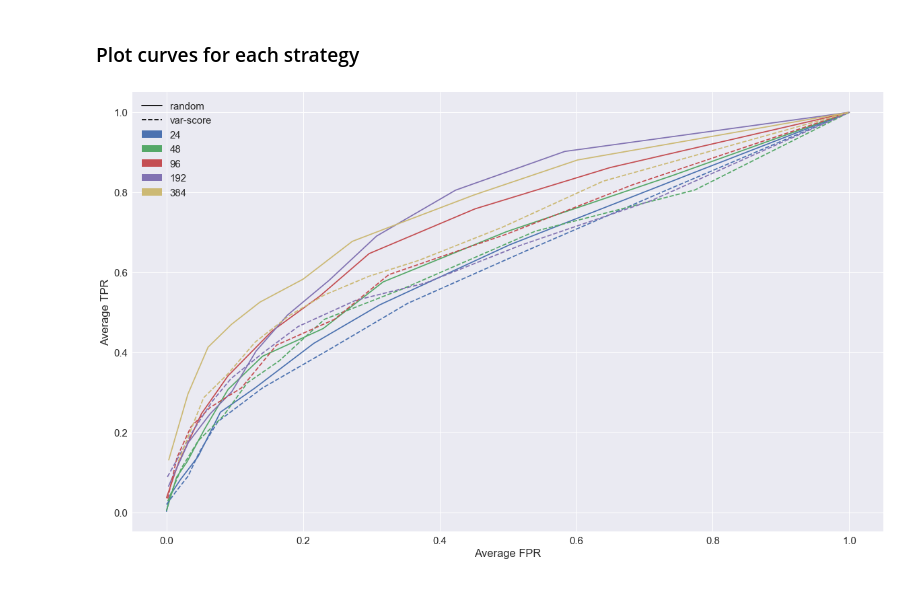
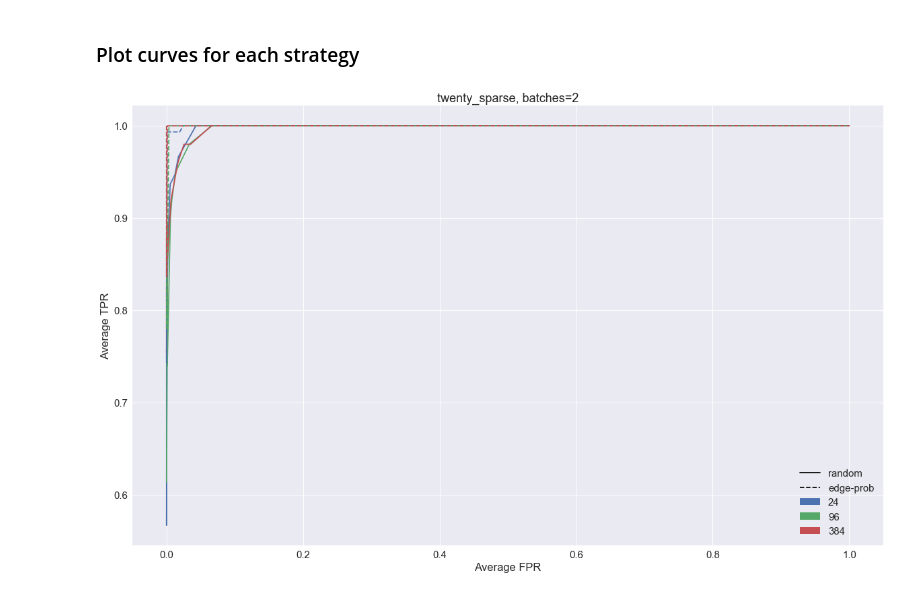
Before and after one commit to agrawalraj/active_learning, a Jupyter notebook: new/analyze_results.ipynb, the cells around one changed output. Drawn from its saved outputs; the diff is of its cells as text; code cells hidden in the pictures.

```diff
--- a/new/analyze_results.ipynb
+++ b/new/analyze_results.ipynb
@@ -1,7 +1,7 @@
 # %% [markdown]
 ### Dataset to use - change this value to analyze a different data set
 # %%
-dataset = 'twenty'
+dataset = 'twenty_sparse'
 # %%
 from analysis import check_folder
 check_folder.check_folder(dataset)
@@ -60,10 +60,10 @@ avg_tprs
 # %% [markdown]
 ### Load the rates DataArray, a 7-dimensional tensor mapping each strategy (strategy name, n, b, k) and significance level to the value of a rate for all DAGs
 # %%
-strategy_names = ['random', 'var-score']
+strategy_names = ['random', 'edge-prob']
 ks = [2]
 bs = [2, 3, 4]
-ns = [24, 48, 96, 192, 384]
+ns = [24, 96, 384]
 np.linspace(0, 1, 11)
 # %% [output]
 array([0. , 0.1, 0.2, 0.3, 0.4, 0.5, 0.6, 0.7, 0.8, 0.9, 1. ])
@@ -95,26 +95,28 @@ sns.set(font_scale=1.5)
 linestyles = ['solid', 'dashed', 'dotted']
 # %%
 rate_avgs_da = rates_da.mean(dim='dag')
+b=2
 for strategy, linestyle in zip(strategy_names, linestyles):
     for n, color in zip(ns, sns.color_palette()):
-        strat_avg_tprs = rate_avgs_da.sel(strategy=strategy, b=3, k=2, n=n, rate='tpr').values
-        strat_avg_fprs = rate_avgs_da.sel(strategy=strategy, b=3, k=2, n=n, rate='fpr').values
+        strat_avg_tprs = rate_avgs_da.sel(strategy=strategy, b=b, k=2, n=n, rate='tpr').values
+        strat_avg_fprs = rate_avgs_da.sel(strategy=strategy, b=b, k=2, n=n, rate='fpr').values
 
         sort_ixs = np.argsort(strat_avg_fprs)
         plt.plot(strat_avg_fprs[sort_ixs], strat_avg_tprs[sort_ixs], linestyle=linestyle, color=color)
 
 sample_handles = [
     mpatches.Patch(facecolor=color, label=n)
     for n, color in zip(ns, sns.color_palette())
 ]
 strat_handles = [
     mlines.Line2D([0], [0], color='k', linestyle=linestyle, label=strat)
     for strat, linestyle in zip(strategy_names, linestyles)
 ]
 plt.legend(
     handles=strat_handles + sample_handles
 )
+plt.title(dataset + ', batches=%s' % b)
 plt.xlabel('Average FPR')
 plt.ylabel('Average TPR');
 # %% [output]
-[figure, old version]
+[figure, new version]
```
Also changed, not shown: parts of 1 cell of this notebook, 6 other files.
